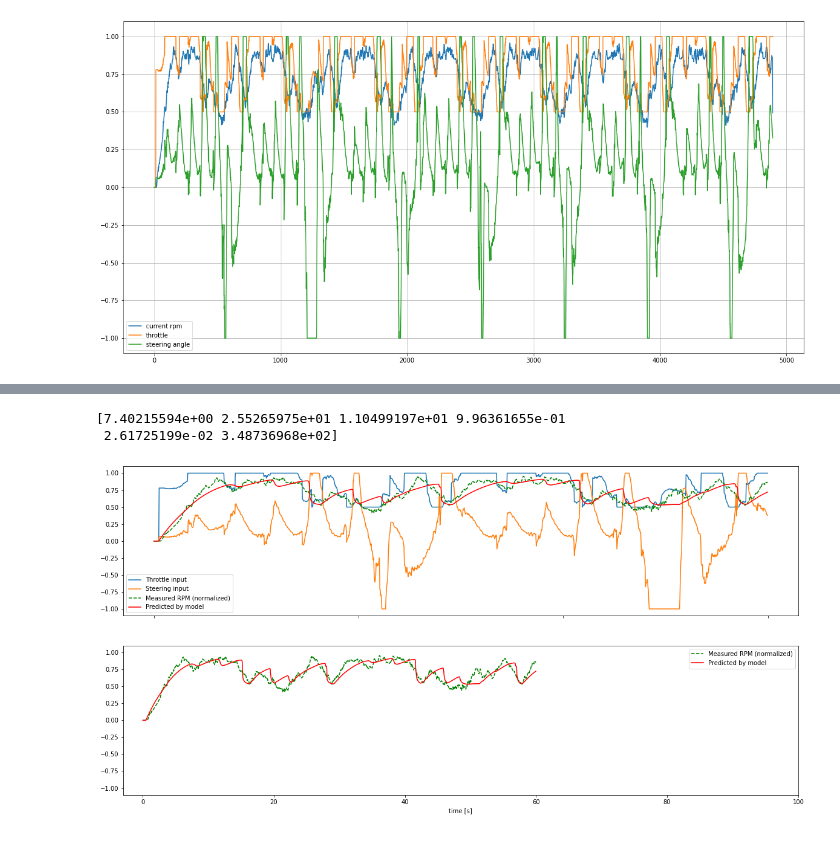
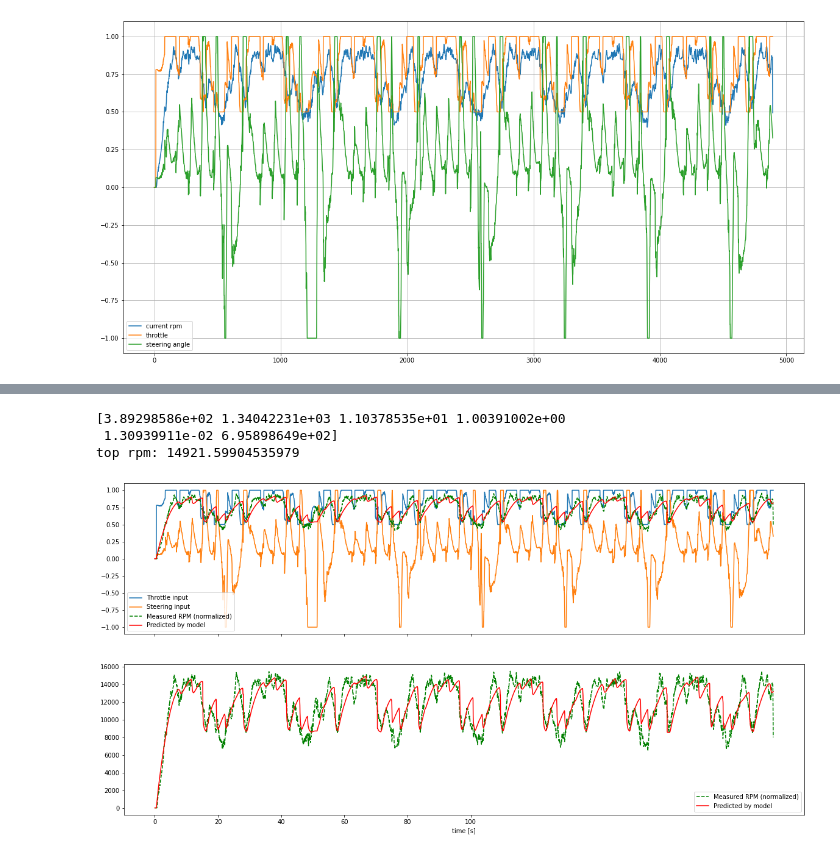
Before and after one commit to simonrozsival/racer, a Jupyter notebook: experiments/motor-rpm-experiment/rpm-simulator.ipynb, the cells around one changed output, grey strips where cells are left out. Cells and saved outputs as stored; diff of their text form; code cells hidden in the pictures.

Commit message:
:sparkles: More data collection experiments

```diff
--- a/experiments/motor-rpm-experiment/rpm-simulator.ipynb
+++ b/experiments/motor-rpm-experiment/rpm-simulator.ipynb
@@ -23,7 +23,7 @@ for csv in csvs:
     plt.grid()
     #plt.plot(csv["throttle_input"], label="throttle")
     #plt.plot(csv["steering_angle_input"], label="steering angle")
-    plt.plot(csv["motor_rpm"] / max_rpm, label="RPM")
+    plt.plot(csv["motor_rpm"], label="RPM")
     plt.legend()
     plt.show()
 
@@ -98,7 +68,0 @@ model.fit(x_train, y_train, epochs=5000, use_multiprocessing=True)
-# %%
-predicted_rpm = []
-rpm = 0
-
-for row in x_test[:500]:
-    rpm = float(model.predict([[(rpm, row[1], row[2])]])[0][0])
-    predicted_rpm += [rpm]
@@ -235,7 +71,7 @@ import math
 max_rpm_normalized = 1.0
 
 def torque(rpm, stall_torque):
-    return stall_torque - (stall_torque / max_rpm_normalized) * rpm
+    return (1 - rpm) * stall_torque
 
 def predict_torque(rpm, throttle, steering, x):
     drive_torque = torque(rpm, x[0]) * throttle
@@ -244,7 +80,6 @@ def predict_torque(rpm, throttle, steering, x):
     return (drive_torque - load_torque) / x[1]
 
 dt = 1./25.
-steering_adjustment_step = 6.25 * dt
 
 def predict_custom(offset, n, x):
     rpm = float(data[offset, 0])
@@ -255,7 +90,8 @@ def predict_custom(offset, n, x):
 
 o = 0
 l = 2000
-x = [800.0, 800.0, 2, 10.0, 5.0, 3.0]
+x = [7.99889787e+02, 8.00123797e+02, 1.51154446e-02, 5.83921900e+00,
+     3.79599215e+00, 2.68911294e+00]
 predicted = np.array(list(predict_custom(o, l, x)))
 
 fig, (ax0, ax1) = plt.subplots(nrows=2, sharex=True, sharey=True, figsize=(20, 10))
@@ -274,18 +109,0 @@ plt.show()
-# %%
-from scipy.optimize import minimize
-
-def err(x):
-    err = 0
-    offset = 0
-    for csv in csvs:
-        predicted = predict_custom(offset, len(csv), x)
-        offset += len(csv)
-        for (pred, ref) in zip(predicted, data):
-            err += (pred - ref[3]) ** 2
-        return err
-
-x0 = [ 1.04431894,  3.61423249, 11.04262114,  0.94666014,  0.14904717, 63.33798472]
-bnds = ((0, 1000), (-1000, 1000), (-1000, 1000), (-1000, 1000), (-1000, 1000), (-1000, 1000))
-res = minimize(err, x0, method='SLSQP', bounds=bnds).x
-
-print(res)
@@ -295,31 +192,36 @@ print(res)
 # %%
-l = 1500
+l = len(data)
 o = 0
 
 print(res)
 
 # for csv in csvs:
 #     o += l
 #     l = len(csv)
 predicted = np.array(list(predict_custom(o, l, res)))
+top_rpm = max(predicted)
+print("top rpm: {}".format(top_rpm * max_rpm))
 
-fig, (ax0, ax1) = plt.subplots(nrows=2, sharex=True, sharey=True, figsize=(20, 10))
+fig, (ax0, ax1) = plt.subplots(nrows=2, sharex=True, figsize=(20, 10))
 
 ax0.plot(data[o:(o+l),1], label="Throttle input")
 ax0.plot(data[o:(o+l),2], label="Steering input")
 ax0.plot(data[o:(o+l),3], 'g--', label="Measured RPM (normalized)")
 ax0.plot(predicted, 'r', label="Predicted by model")
-ax1.plot(data[o:(o+l),3], 'g--', label="Measured RPM (normalized)")
-ax1.plot(predicted, 'r', label="Predicted by model")
+
+ax1.plot(data[o:(o+l),3] * max_rpm, 'g--', label="Measured RPM (normalized)")
+ax1.plot(predicted * max_rpm, 'r', label="Predicted by model")
 ax1.legend()
+
 ax0.legend()
 
 plt.xlabel("time [s]")
 plt.xticks([0, 500, 1000, 1500, 2000, 2500], [0, 20, 40, 60, 80, 100])
 
 plt.show()
 # plt.savefig("fit_{}.pdf".format(o));
 # %% [output]
-[7.40215594e+00 2.55265975e+01 1.10499197e+01 9.96361655e-01
- 2.61725199e-02 3.48736968e+02]
+[3.89298586e+02 1.34042231e+03 1.10378535e+01 1.00391002e+00
+ 1.30939911e-02 6.95898649e+02]
+top rpm: 14921.59904535979
-[figure, old version]
+[figure, new version]
```
Also changed, not shown: parts of 11 cells of this notebook, 7 other files.
